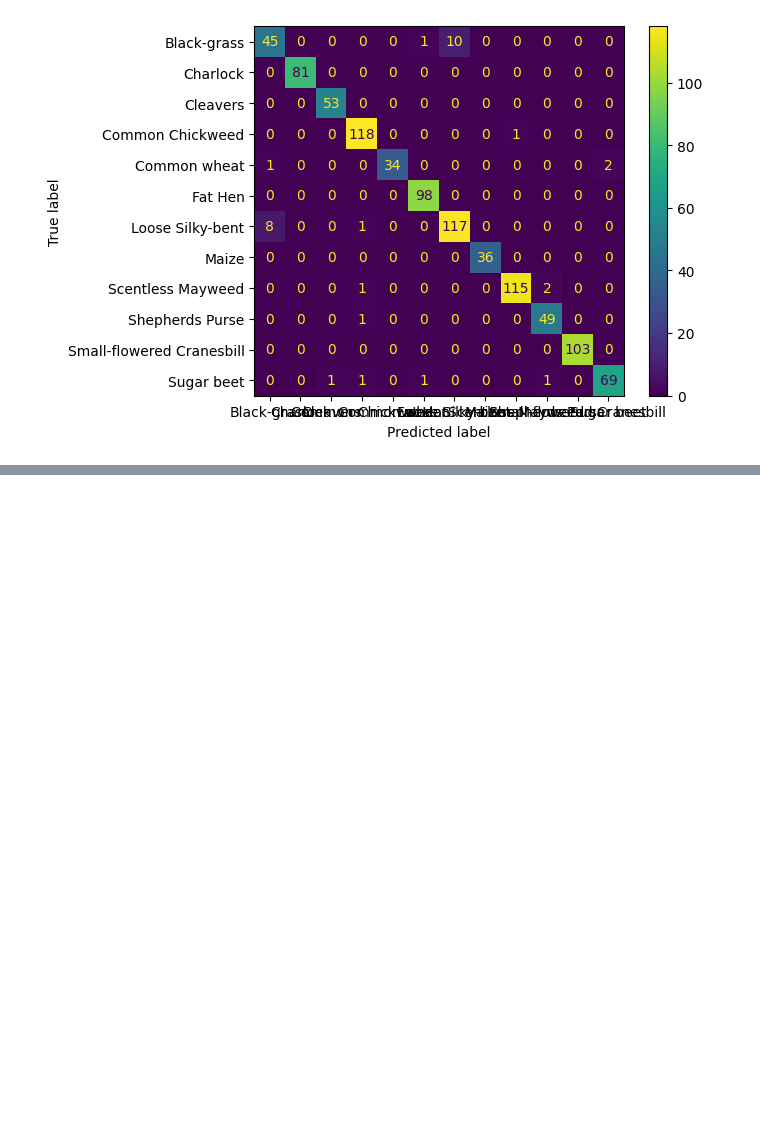
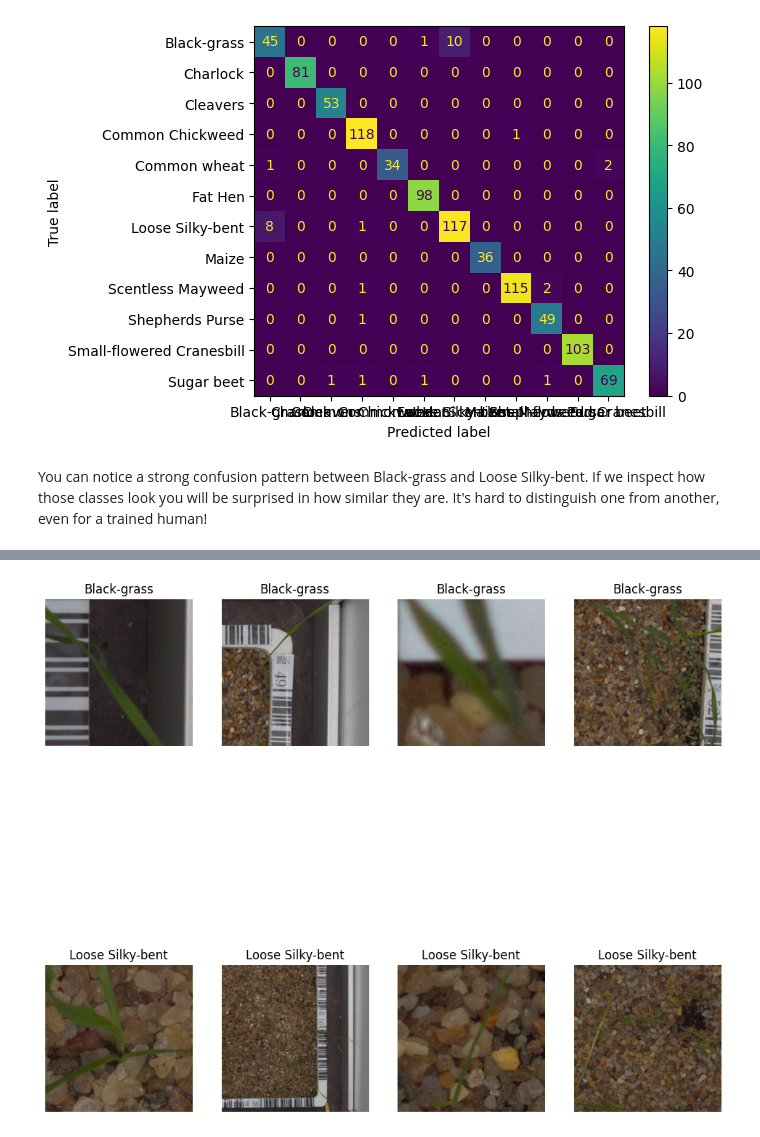
Before and after one commit to maximdorogov/vit-for-multiclass-image-classification, a Jupyter notebook: tryolabs_report.ipynb, the cells around one changed output, grey strips where cells are left out. Saved outputs shown, nothing was run; the diff lists cells and outputs as text; code cells hidden in the pictures; blank space fills up the shorter version.

```diff
--- a/tryolabs_report.ipynb
+++ b/tryolabs_report.ipynb
@@ -223,3 +223,32 @@ Small-flowered Cranesbill       1.00      1.00      1.00       103
              weighted avg       0.97      0.97      0.97       950
 <sklearn.metrics._plot.confusion_matrix.ConfusionMatrixDisplay at 0x...>
 [figure]
+# %% [markdown]
+You can notice a strong confusion pattern between Black-grass and Loose Silky-bent. If we inspect how those classes look you will be surprised in how similar they are. It's hard to distinguish one from another, even for a trained human!
+# %%
+import supervision as sv
+import pandas as pd
+
+CSV_PATH = './data/all_images.csv'
+image_folder = './data/images/'
+
+qty = 4
+black_grass_label = 'Black-grass'
+loose_silky_label = 'Loose Silky-bent'
+titles = [black_grass_label] * qty + [loose_silky_label] * qty
+
+df = pd.read_csv(CSV_PATH, header=None)
+# keep 4 samples of each class
+df_filter = df[df[1].isin([black_grass_label, loose_silky_label])]
+df_filter = df_filter.groupby(1).apply(lambda x: x.head(qty)).reset_index(drop=True)
+
+images2show = list()
+
+for label in [black_grass_label, loose_silky_label]:
+    images_per_class = [
+        Image.open(os.path.join(image_folder, name))
+        for name in df_filter[df_filter[1] == label][0]]
+    images2show.extend(images_per_class)
+
+sv.plot_images_grid(images2show, titles=titles, grid_size=(2, qty))
+# %% [output]
@@ -226 +256,2 @@ Small-flowered Cranesbill       1.00      1.00      1.00       103
+[figure, added]
 # %% [markdown]
```
Also changed, not shown: parts of 6 cells of this notebook.
